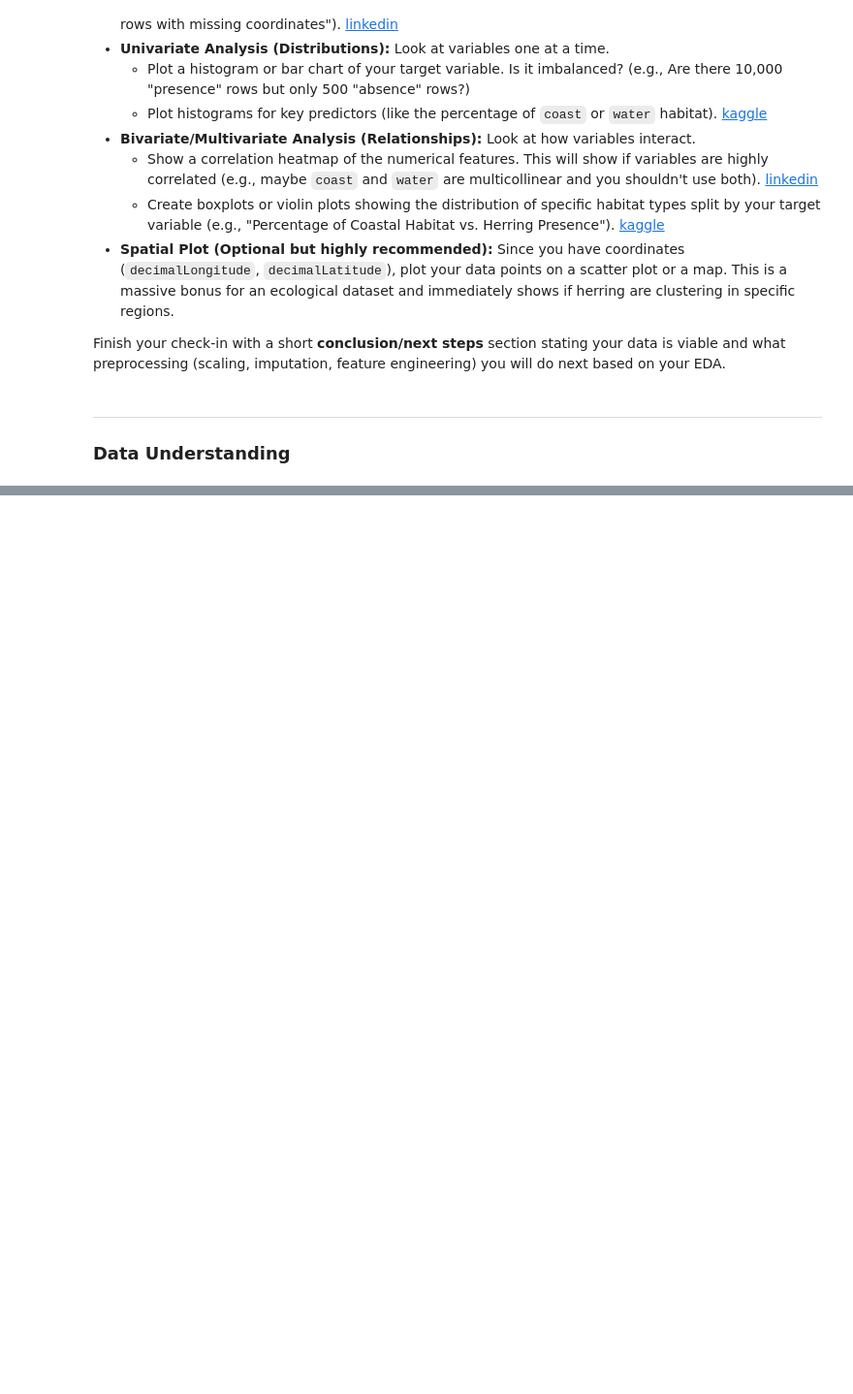
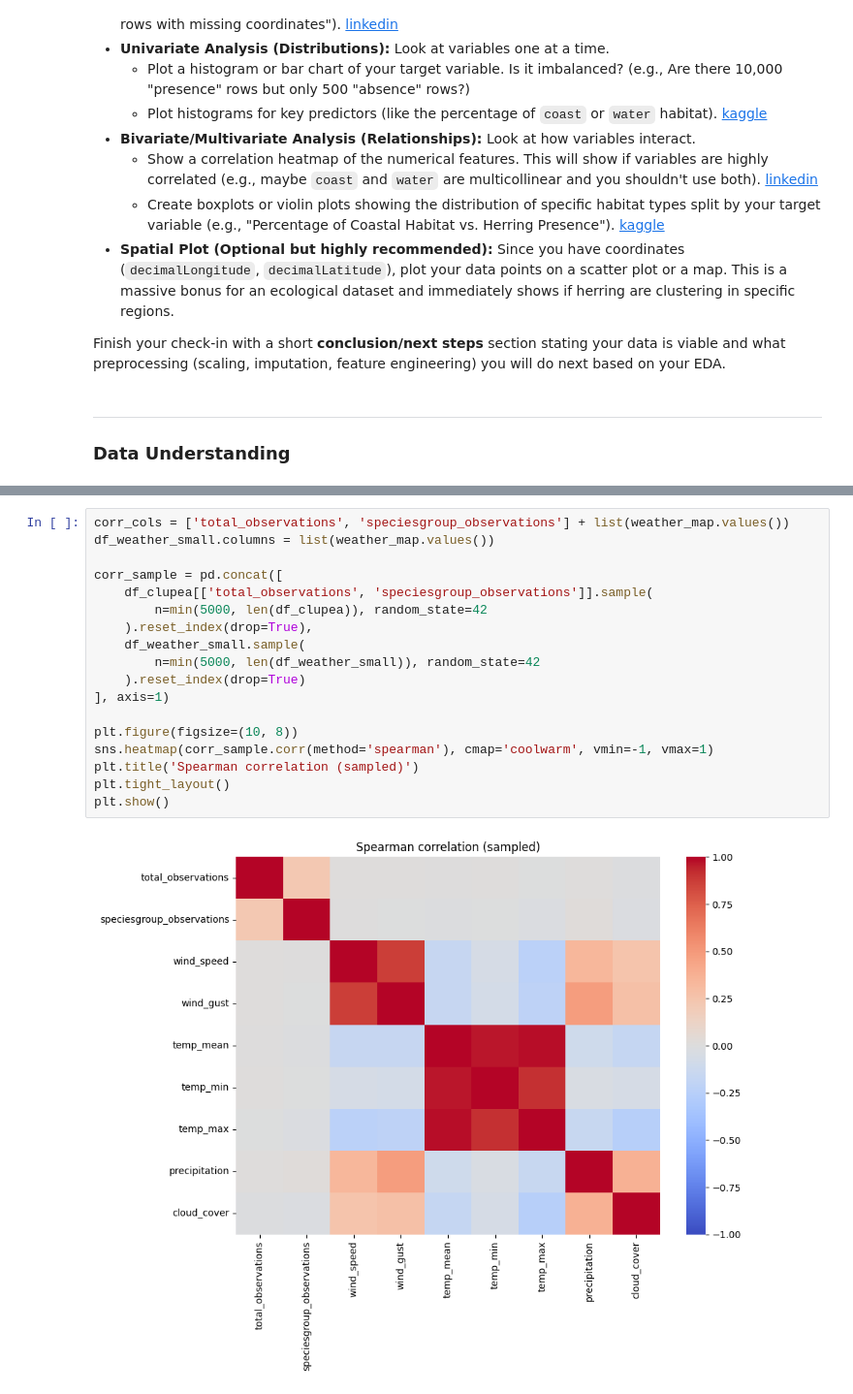
Before and after one commit to strmzi-git/jupyter-exam-03, a Jupyter notebook: Data Science/report.ipynb, the cells around one changed output, grey strips where cells are left out. Shown at 97% size. Cells and saved outputs as stored; diff of their text form; blank space fills up the shorter version.

```diff
--- a/Data Science/report.ipynb
+++ b/Data Science/report.ipynb
@@ -171,0 +222,20 @@ Finish your check-in with a short **conclusion/next steps** section stating your
+# %%
+corr_cols = ['total_observations', 'speciesgroup_observations'] + list(weather_map.values())
+df_weather_small.columns = list(weather_map.values())
+
+corr_sample = pd.concat([
+    df_clupea[['total_observations', 'speciesgroup_observations']].sample(
+        n=min(5000, len(df_clupea)), random_state=42
+    ).reset_index(drop=True),
+    df_weather_small.sample(
+        n=min(5000, len(df_weather_small)), random_state=42
+    ).reset_index(drop=True)
+], axis=1)
+
+plt.figure(figsize=(10, 8))
+sns.heatmap(corr_sample.corr(method='spearman'), cmap='coolwarm', vmin=-1, vmax=1)
+plt.title('Spearman correlation (sampled)')
+plt.tight_layout()
+plt.show()
+# %% [output]
+[figure, added]
```
Also changed, not shown: parts of 5 cells of this notebook, 1 other file.
